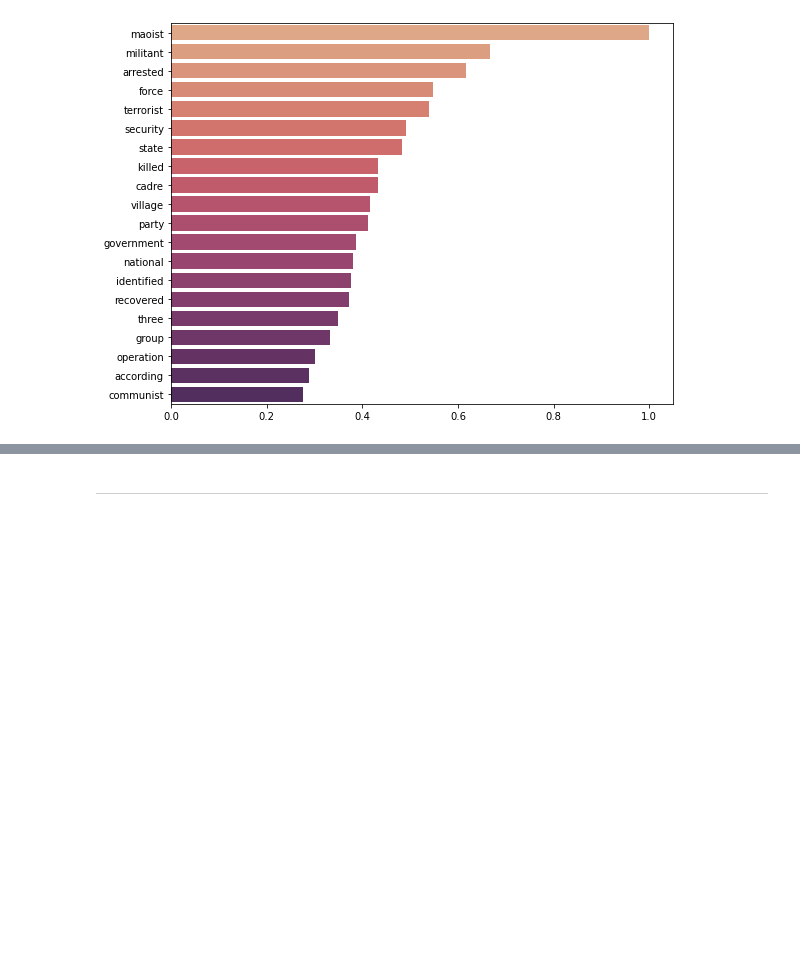
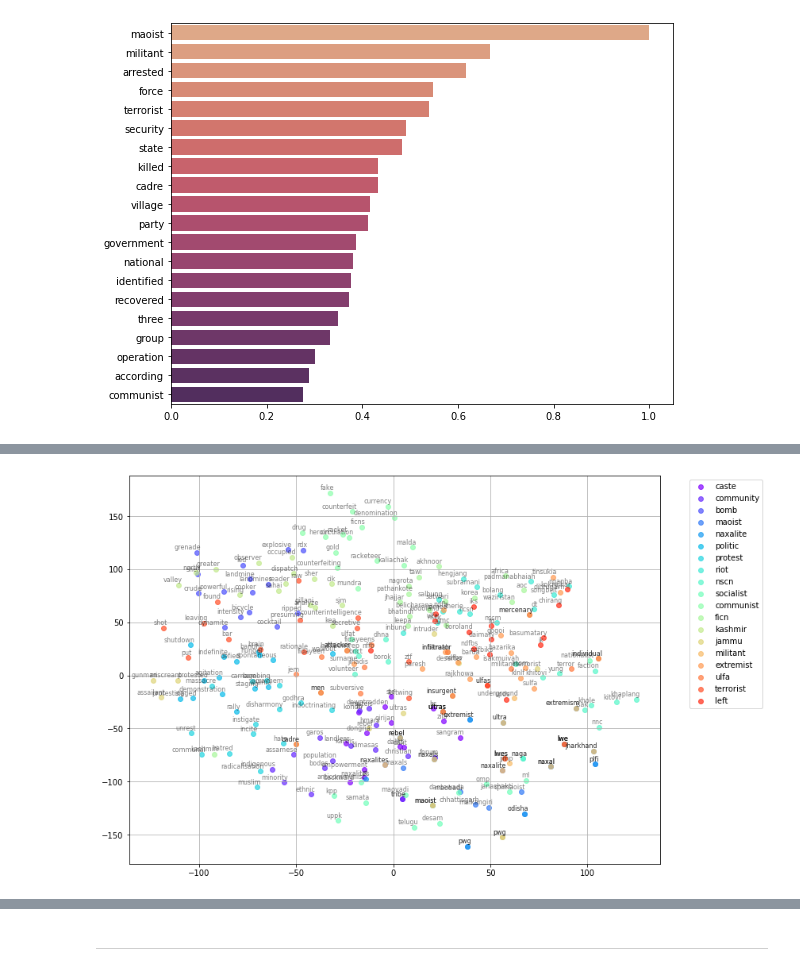
Before and after one commit to jonathanold/conflict-india, a Jupyter notebook: code/satp_descriptive_analysis.ipynb, the cells around one changed output, grey strips where cells are left out. Cells and saved outputs as stored; diff of their text form; code cells hidden in the pictures; blank space fills up the shorter version.

```diff
--- a/code/satp_descriptive_analysis.ipynb
+++ b/code/satp_descriptive_analysis.ipynb
@@ -467,3 +482,8 @@ generate_3d_plot(full_new_embeddings)
+# %%
+# x-z projection
+tsne_plot_similar_words(full_sample, full_new_embeddings[:, :, [0, 2]], full_clusters, a=0.7)
+# %% [output]
+[figure, added]
 # %%
 full_clusters
 # %% [output]
```
Also changed, not shown: parts of 7 cells of this notebook.
